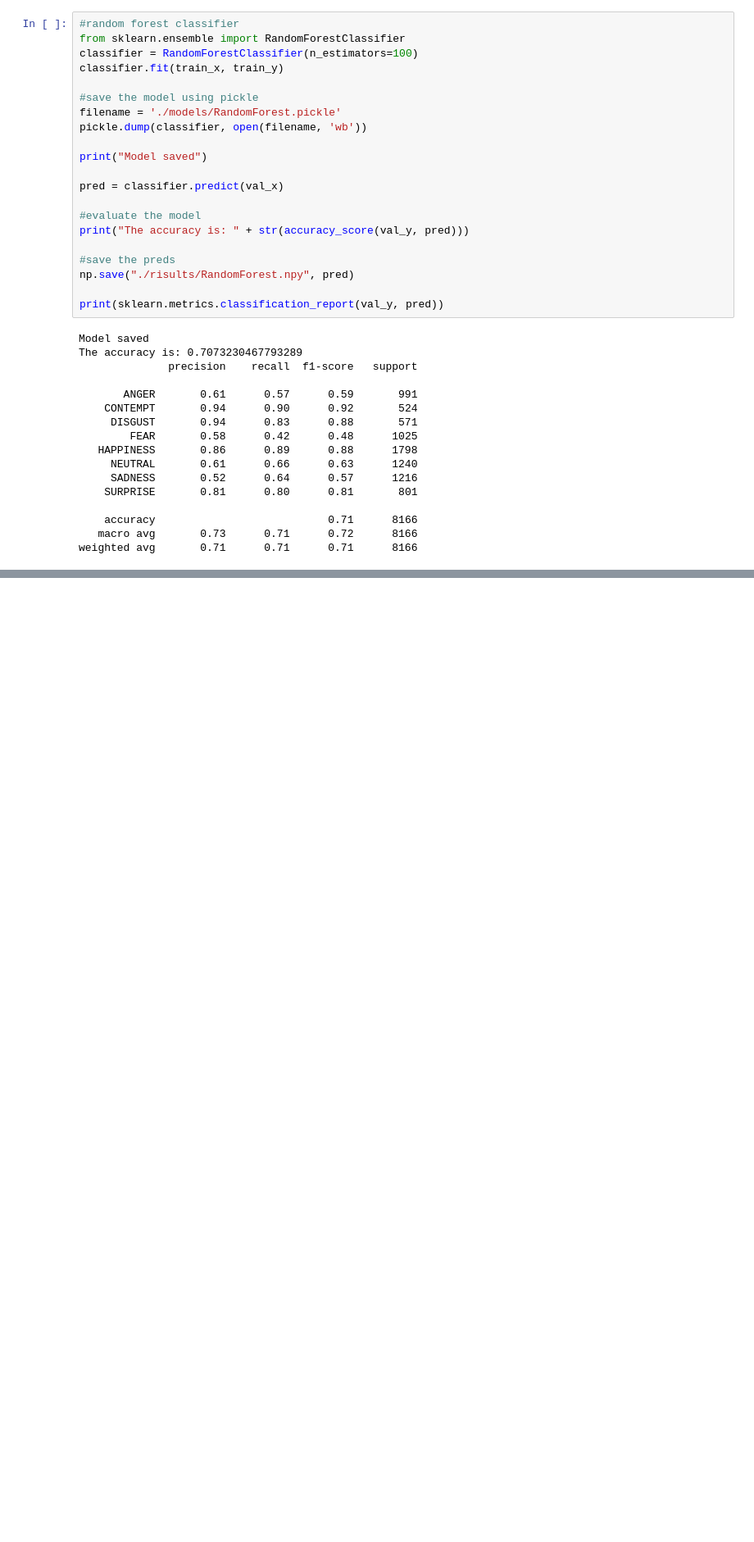
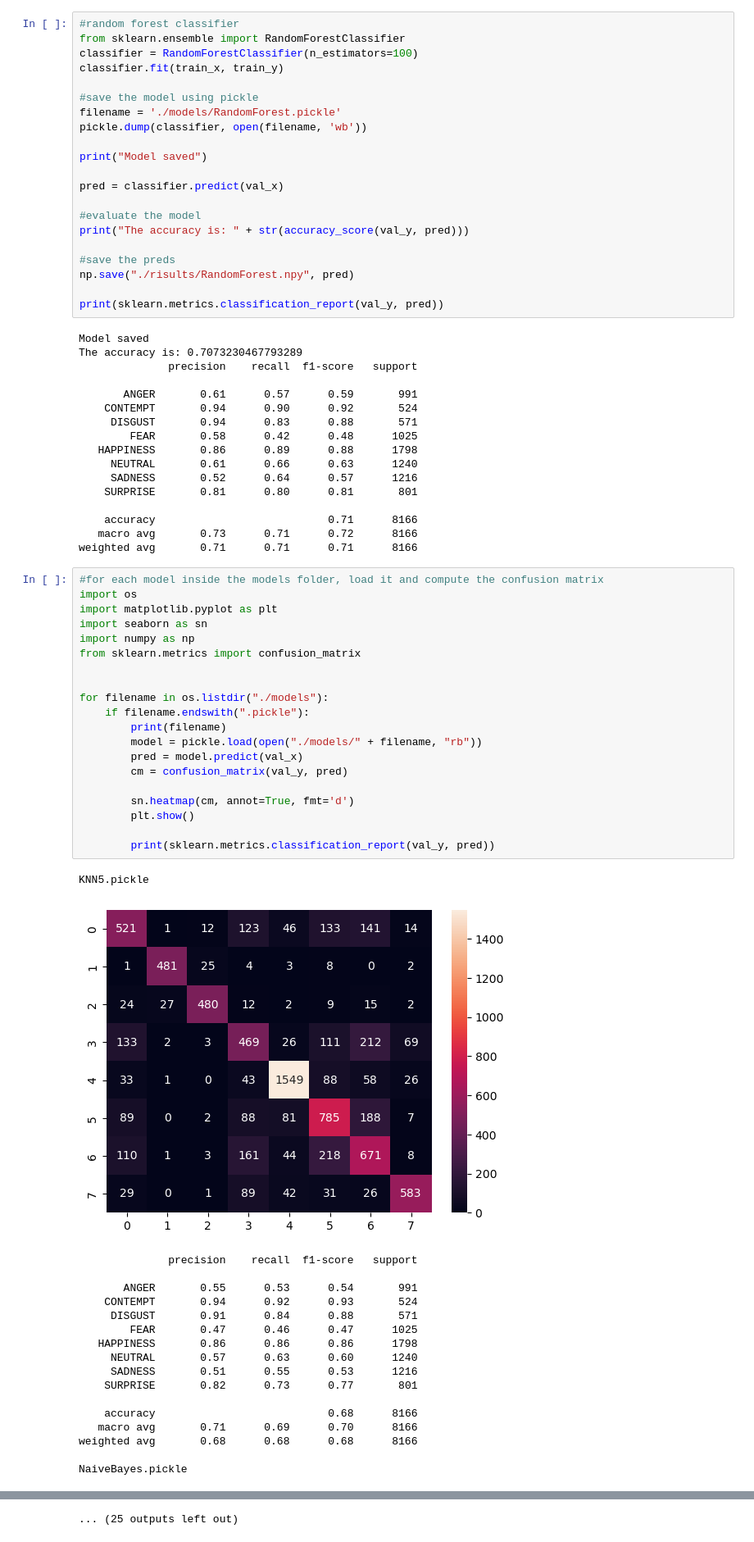
Before and after one commit to THESHADOW2030/FDS-project-EmotionRecognition, a Jupyter notebook: project.ipynb, the cells around one changed output, grey strips where cells are left out. Shown at 82% size. Drawn from its saved outputs; the diff is of its cells as text; blank space fills up the shorter version.

Commit message:
confusion matrix

```diff
--- a/project.ipynb
+++ b/project.ipynb
@@ -1419,3 +1416,42 @@ The accuracy is: 0.7073230467793289
     accuracy                           0.71      8166
    macro avg       0.73      0.71      0.72      8166
 weighted avg       0.71      0.71      0.71      8166
+# %%
+#for each model inside the models folder, load it and compute the confusion matrix
+import os
+import matplotlib.pyplot as plt
+import seaborn as sn
+import numpy as np
+from sklearn.metrics import confusion_matrix
+
+
+for filename in os.listdir("./models"):
+    if filename.endswith(".pickle"):
+        print(filename)
+        model = pickle.load(open("./models/" + filename, "rb"))
+        pred = model.predict(val_x)
+        cm = confusion_matrix(val_y, pred)
+
+        sn.heatmap(cm, annot=True, fmt='d')
+        plt.show()
+
+        print(sklearn.metrics.classification_report(val_y, pred))
+# %% [output]
+KNN5.pickle
+[figure, added]
+              precision    recall  f1-score   support
+
+       ANGER       0.55      0.53      0.54       991
+    CONTEMPT       0.94      0.92      0.93       524
+     DISGUST       0.91      0.84      0.88       571
+        FEAR       0.47      0.46      0.47      1025
+   HAPPINESS       0.86      0.86      0.86      1798
+     NEUTRAL       0.57      0.63      0.60      1240
+     SADNESS       0.51      0.55      0.53      1216
+    SURPRISE       0.82      0.73      0.77       801
+
+    accuracy                           0.68      8166
+   macro avg       0.71      0.69      0.70      8166
+weighted avg       0.68      0.68      0.68      8166
+
+NaiveBayes.pickle
@@ -1421,0 +1527 @@ weighted avg       0.71      0.71      0.71      8166
+... (25 outputs left out)
```
Also changed, not shown: parts of 2 cells of this notebook.
